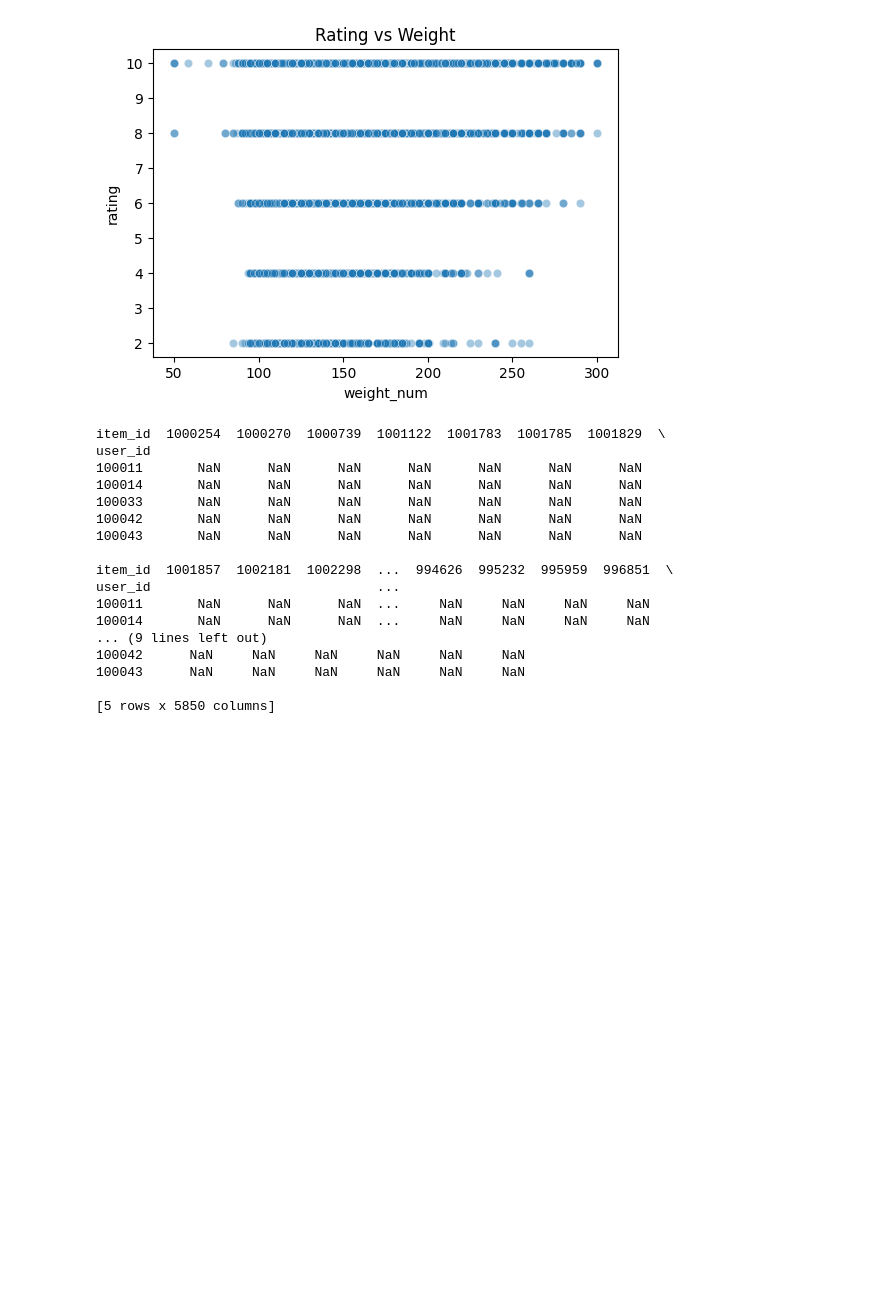
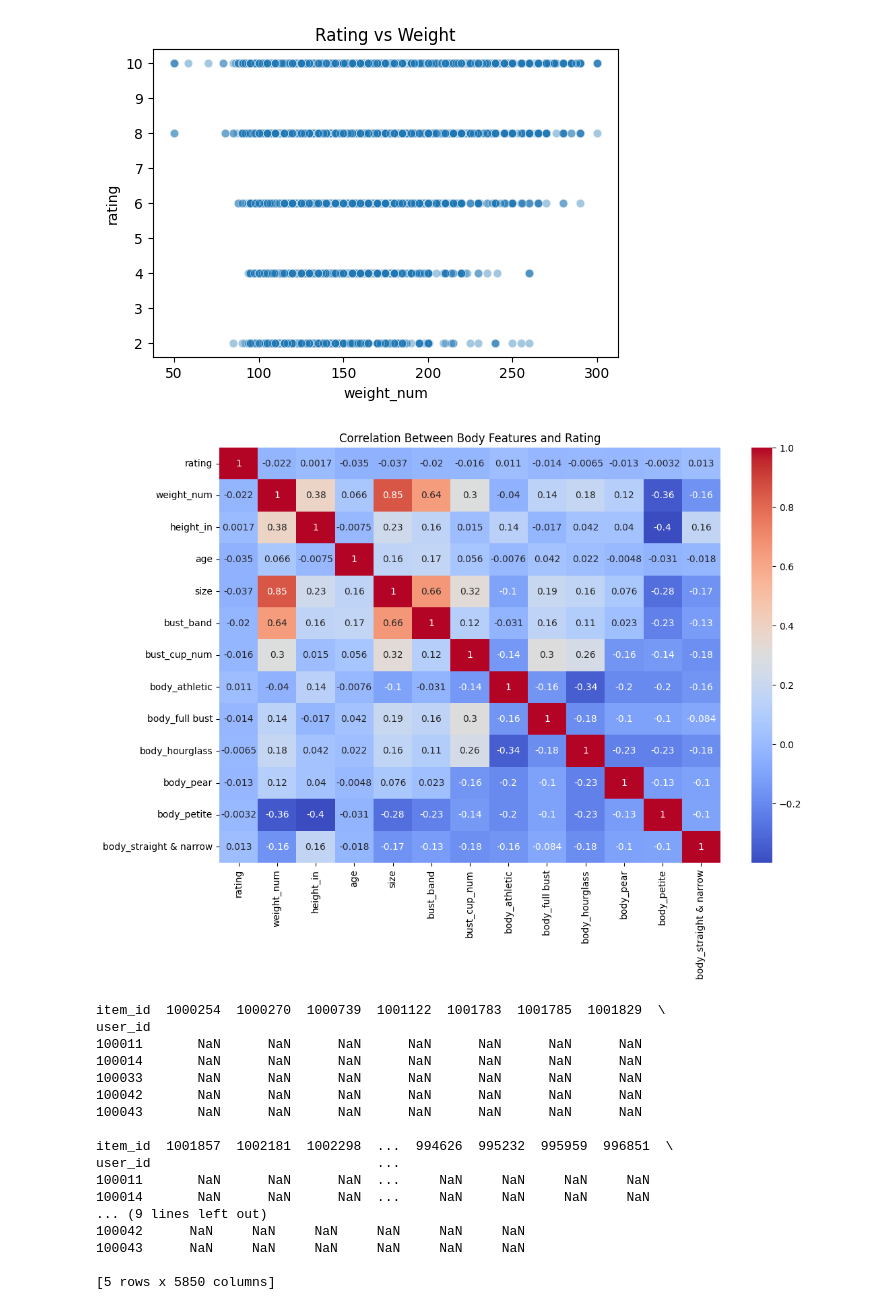
Before and after one commit to kpacker77/CSE158_Assign2, a Jupyter notebook: Assignment2.ipynb, the cells around one changed output. Drawn from its saved outputs; the diff is of its cells as text; code cells hidden in the pictures; blank space fills up the shorter version.

```diff
--- a/Assignment2.ipynb
+++ b/Assignment2.ipynb
@@ -218,6 +218,31 @@ plt.show()
 [figure]
 [figure]
 [figure]
+# %%
+# Convert cup size to a numeric encoding
+cup_map = {
+    'aa': 1, 'a': 2, 'b': 3, 'c': 4, 'd': 5, 'dd': 6,
+    'ddd': 7, 'e': 8, 'f': 9, 'g': 10
+}
+
+df['bust_cup_num'] = df['bust_cup'].map(cup_map)
+
+# One-hot encode body type
+bodytype_dummies = pd.get_dummies(df['body type'], prefix='body', drop_first=True)
+
+# Build correlation dataframe
+corr_df = pd.concat([
+    df[['rating', 'weight_num', 'height_in', 'age', 'size', 'bust_band', 'bust_cup_num']],
+    bodytype_dummies
+], axis=1)
+
+# Compute correlation + heatmap
+plt.figure(figsize=(12,8))
+sns.heatmap(corr_df.corr(), annot=True, cmap='coolwarm')
+plt.title("Correlation Between Body Features and Rating")
+plt.show()
+# %% [output]
+[figure, added]
 # %%
 # -----------------------------
 # Summary table for recommender system preparation
```
Also changed, not shown: parts of 1 cell of this notebook.
